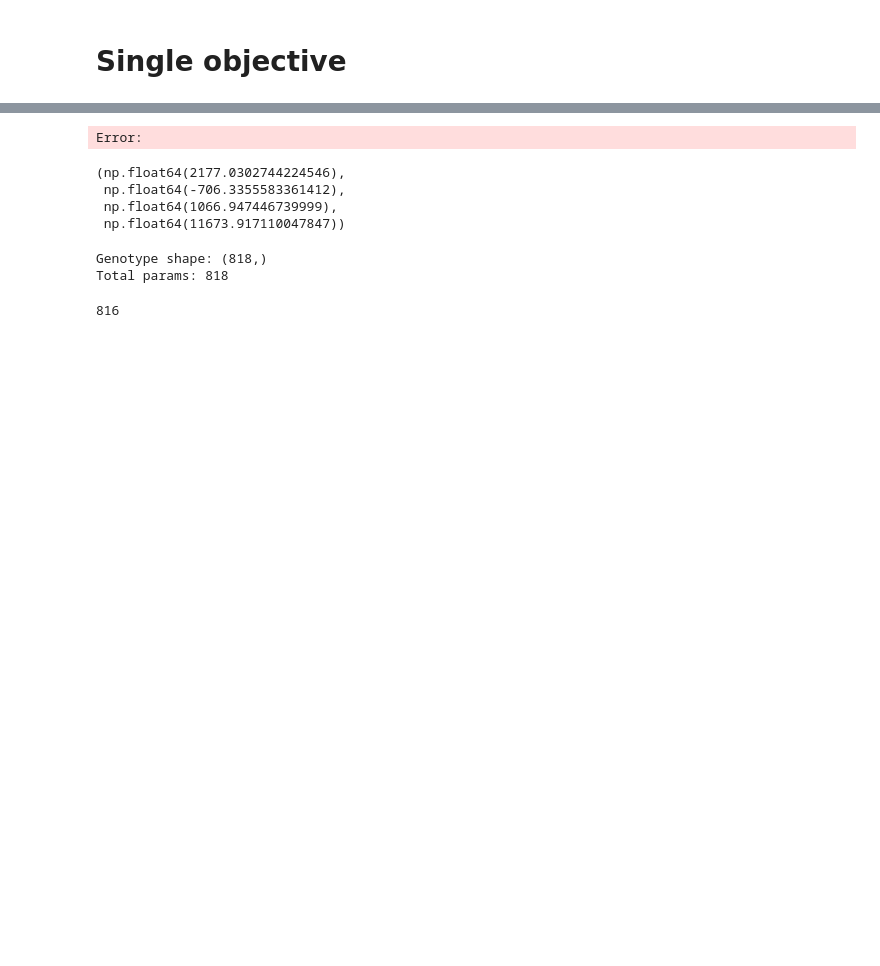
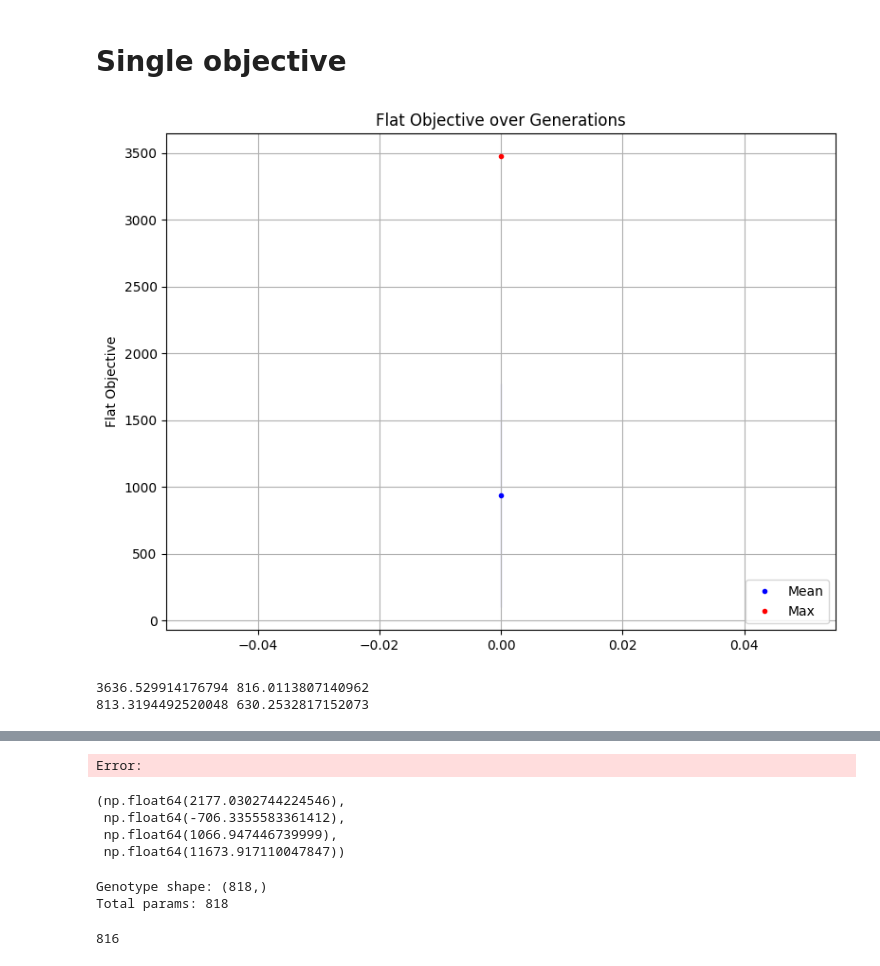
Before and after one commit to ifinckh/micro-515-EvoRob, a Jupyter notebook: read_logs.ipynb, the cells around one changed output, grey strips where cells are left out. Drawn from its saved outputs; the diff is of its cells as text; code cells hidden in the pictures; blank space fills up the shorter version.

```diff
--- a/read_logs.ipynb
+++ b/read_logs.ipynb
@@ -5,3 +5,51 @@ import os
 import glob
 # %% [markdown]
 # Single objective
+# %%
+# read all folders in results/2026-05-18_13-40-33_final_test amd results/2026-05-13_12-10-23_final_test, use their names as generations, read the f.npy files in each folder, compute the mean and max of the flat objective (index 0) for each generation, and plot them with error bars for the mean. Also add trend lines for both objectives.
+path = "results/2026-05-18_16-29-06_final_test"
+generations = []
+flat_mean = []
+flat_max = []
+flat_std = []
+folders = []
+
+folders = np.array([int(d) for d in os.listdir(path) if d.isdigit()])
+folders = np.sort(folders)
+
+for i in folders:
+    if os.path.exists(f"{path}/{i}/f.npy"):
+        f = np.load(f"{path}/{i}/f.npy")
+        generations.append(i)
+        flat_mean.append(np.mean(f, axis=0))
+        flat_max.append(np.max(f, axis=0))
+        flat_std.append(np.std(f, axis=0))
+
+
+fig,axs = plt.subplots(1,1, figsize=(8, 6))
+
+axs.plot(generations, flat_mean, label="Mean", color="blue")
+axs.plot(generations, flat_max, label="Max", color="red")
+# add trend lines for both objectives
+z = np.polyfit(generations, flat_mean, 5)
+p = np.poly1d(z)
+axs.plot(generations, p(generations), linestyle="--", color="blue")
+z = np.polyfit(generations, flat_max, 5)
+p = np.poly1d(z)
+axs.plot(generations, p(generations), linestyle="--", color="red")
+axs.set_ylabel("Flat Objective")
+axs.legend(loc="lower right")
+axs.fill_between(generations, np.array(flat_mean) - np.array(flat_std), np.array(flat_mean) + np.array(flat_std), alpha=0.2, color="blue")
+axs.grid("on")
+axs.set_title("Flat Objective over Generations")
+plt.tight_layout()
+# %% [output]
+[figure, added]
+# %%
+f = np.load(f"results/2026-05-13_12-10-23_final_test/0/f.npy")
+print(f.max(), f.mean())
+f = np.load(f"results/2026-05-18_14-22-27_final_test/0/f.npy")
+print(f.max(), f.mean())
+# %% [output]
+3636.529914176794 816.0113807140962
+813.3194492520048 630.2532817152073
```
Also changed, not shown: parts of 3 cells of this notebook, 22 other files.
